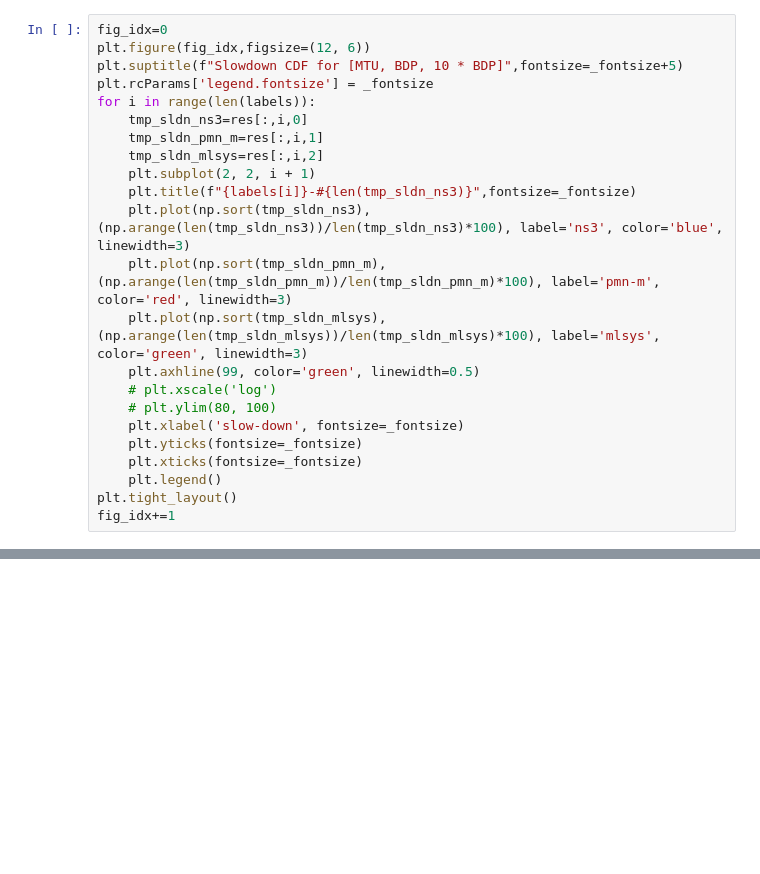
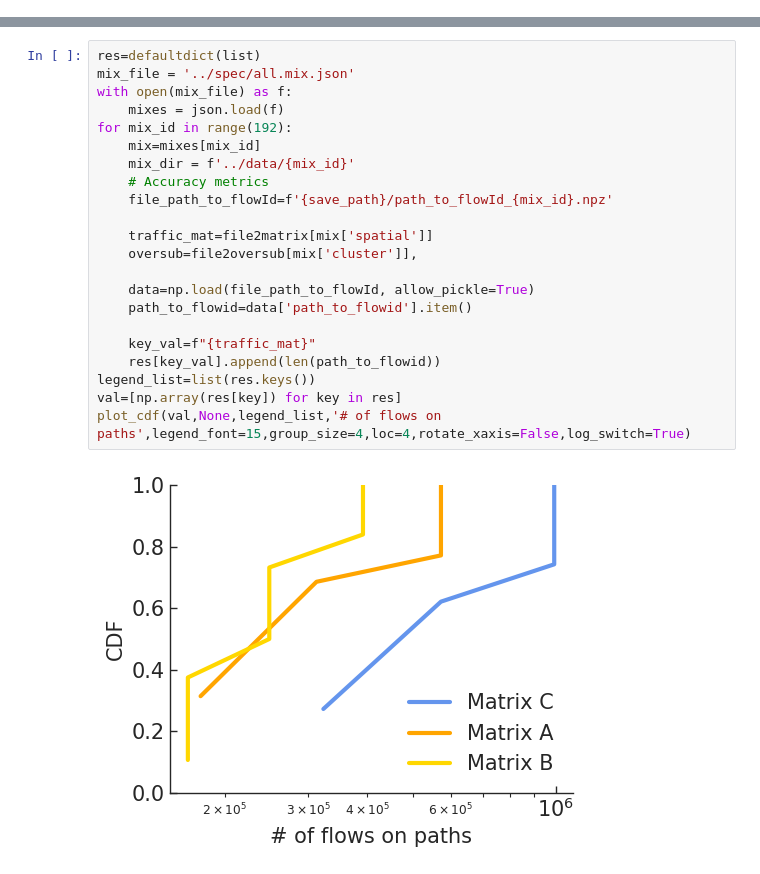
Before and after one commit to uw-polestar/parsimon-eval, a Jupyter notebook: expts/fig_8/analysis/main_intermediate.ipynb, the cells around one changed output, grey strips where cells are left out. Cells and saved outputs as stored; diff of their text form; blank space fills up the shorter version.

```diff
--- a/expts/fig_8/analysis/main_intermediate.ipynb
+++ b/expts/fig_8/analysis/main_intermediate.ipynb
@@ -1111,23 +0,0 @@ print(res.shape)
-# %%
-fig_idx=0
-plt.figure(fig_idx,figsize=(12, 6))
-plt.suptitle(f"Slowdown CDF for [MTU, BDP, 10 * BDP]",fontsize=_fontsize+5)
-plt.rcParams['legend.fontsize'] = _fontsize
-for i in range(len(labels)):
-    tmp_sldn_ns3=res[:,i,0]
-    tmp_sldn_pmn_m=res[:,i,1]
-    tmp_sldn_mlsys=res[:,i,2]
-    plt.subplot(2, 2, i + 1)
-    plt.title(f"{labels[i]}-#{len(tmp_sldn_ns3)}",fontsize=_fontsize)
-    plt.plot(np.sort(tmp_sldn_ns3), (np.arange(len(tmp_sldn_ns3))/len(tmp_sldn_ns3)*100), label='ns3', color='blue', linewidth=3)
-    plt.plot(np.sort(tmp_sldn_pmn_m), (np.arange(len(tmp_sldn_pmn_m))/len(tmp_sldn_pmn_m)*100), label='pmn-m', color='red', linewidth=3)
-    plt.plot(np.sort(tmp_sldn_mlsys), (np.arange(len(tmp_sldn_mlsys))/len(tmp_sldn_mlsys)*100), label='mlsys', color='green', linewidth=3)
-    plt.axhline(99, color='green', linewidth=0.5)
-    # plt.xscale('log')
-    # plt.ylim(80, 100)
-    plt.xlabel('slow-down', fontsize=_fontsize)
-    plt.yticks(fontsize=_fontsize)
-    plt.xticks(fontsize=_fontsize)
-    plt.legend()
-plt.tight_layout()
-fig_idx+=1
@@ -1436,0 +304,24 @@ alt.Chart(records).mark_point().encode(
+# %%
+res=defaultdict(list)
+mix_file = '../spec/all.mix.json'
+with open(mix_file) as f:
+    mixes = json.load(f)
+for mix_id in range(192):
+    mix=mixes[mix_id]
+    mix_dir = f'../data/{mix_id}'
+    # Accuracy metrics
+    file_path_to_flowId=f'{save_path}/path_to_flowId_{mix_id}.npz'
+
+    traffic_mat=file2matrix[mix['spatial']]
+    oversub=file2oversub[mix['cluster']],
+
+    data=np.load(file_path_to_flowId, allow_pickle=True)
+    path_to_flowid=data['path_to_flowid'].item()
+
+    key_val=f"{traffic_mat}"
+    res[key_val].append(len(path_to_flowid))
+legend_list=list(res.keys())
+val=[np.array(res[key]) for key in res]
+plot_cdf(val,None,legend_list,'# of flows on paths',legend_font=15,group_size=4,loc=4,rotate_xaxis=False,log_switch=True)
+# %% [output]
+[figure, added]
```
Also changed, not shown: parts of 49 cells of this notebook, 8 other files.
